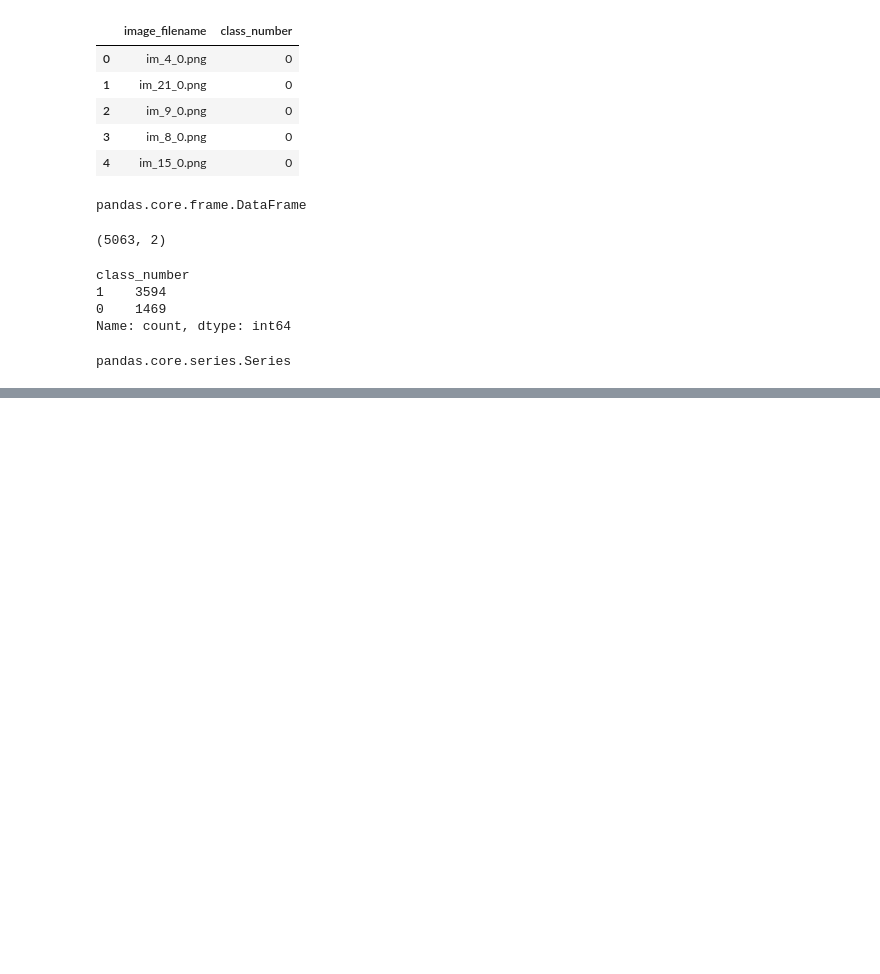
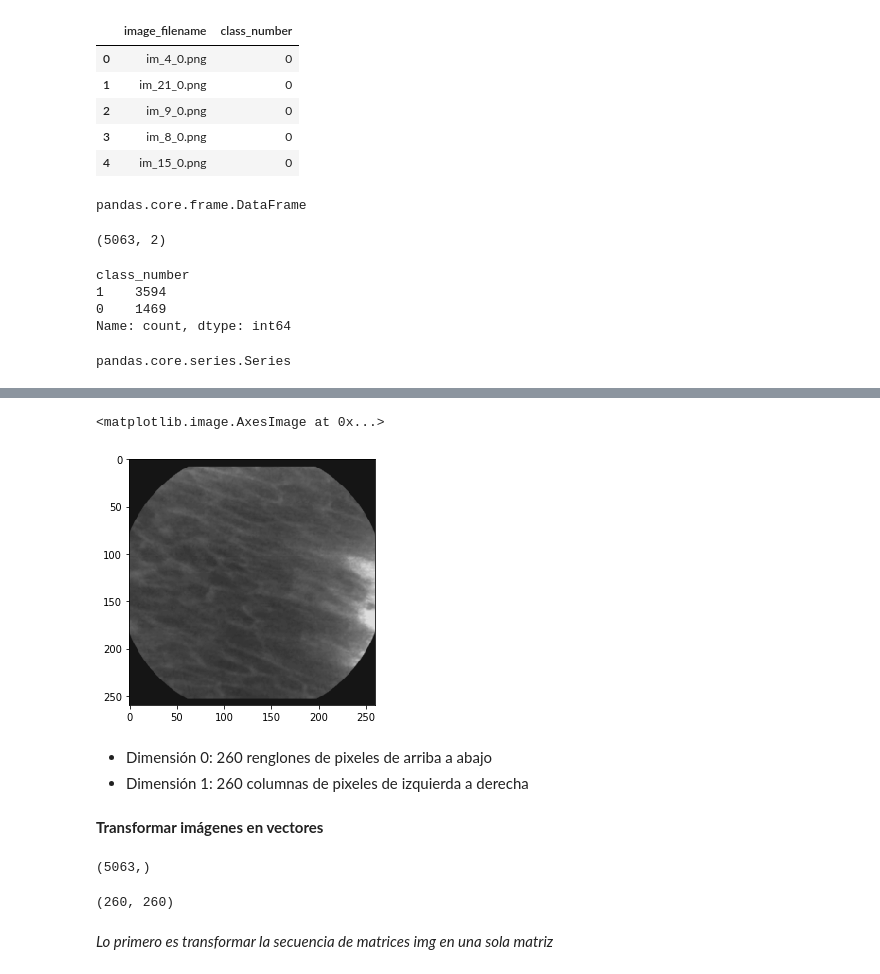
Before and after one commit to amiguelhdz/dataScience, a Jupyter notebook: notebooks/PerceptronClasificadorCancerEsofago.ipynb, the cells around one changed output, grey strips where cells are left out. Saved outputs shown, nothing was run; the diff lists cells and outputs as text; code cells hidden in the pictures; blank space fills up the shorter version.

```diff
--- a/notebooks/PerceptronClasificadorCancerEsofago.ipynb
+++ b/notebooks/PerceptronClasificadorCancerEsofago.ipynb
@@ -56,0 +146,2 @@ pandas.core.series.Series
+# %%
+img = dfids['image_filename'].apply(lambda x: imread(os.path.join(pathDatos, x), as_gray=True))
@@ -56,0 +172,22 @@ pandas.core.series.Series
+# %%
+imshow(img[10])
+# %% [output]
+<matplotlib.image.AxesImage at 0x...>
+[figure, added]
+# %% [markdown]
+- Dimensión 0: 260 renglones de pixeles de arriba a abajo
+- Dimensión 1: 260 columnas de pixeles de izquierda a derecha
+# %% [markdown]
+**Transformar imágenes en vectores**
+# %%
+# Cantidad de elementos en la serie
+img.shape
+# %% [output]
+(5063,)
+# %%
+# Cada elemento de mi secuencia es una matriz de 260 x 260
+img[3673].shape
+# %% [output]
+(260, 260)
+# %% [markdown]
+*Lo primero es transformar la secuencia de matrices img en una sola matriz*
```
Also changed, not shown: parts of 21 cells of this notebook, 2 other files.
